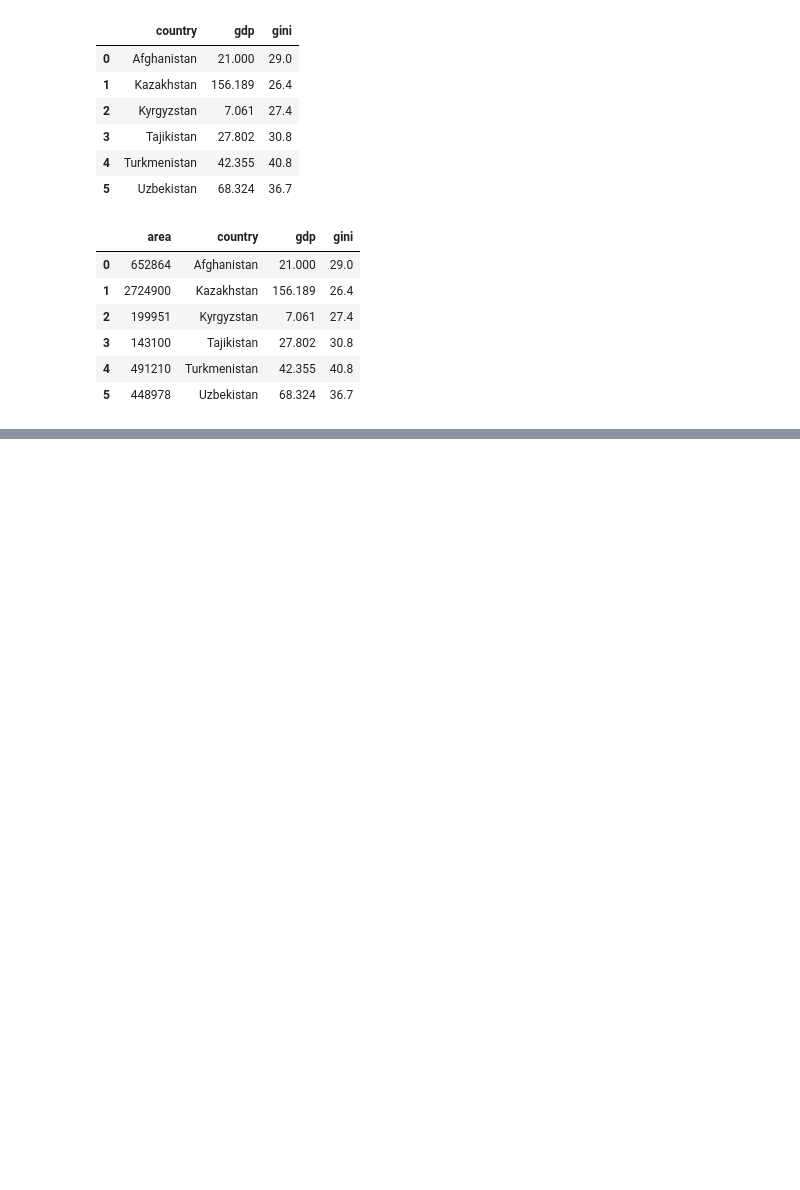
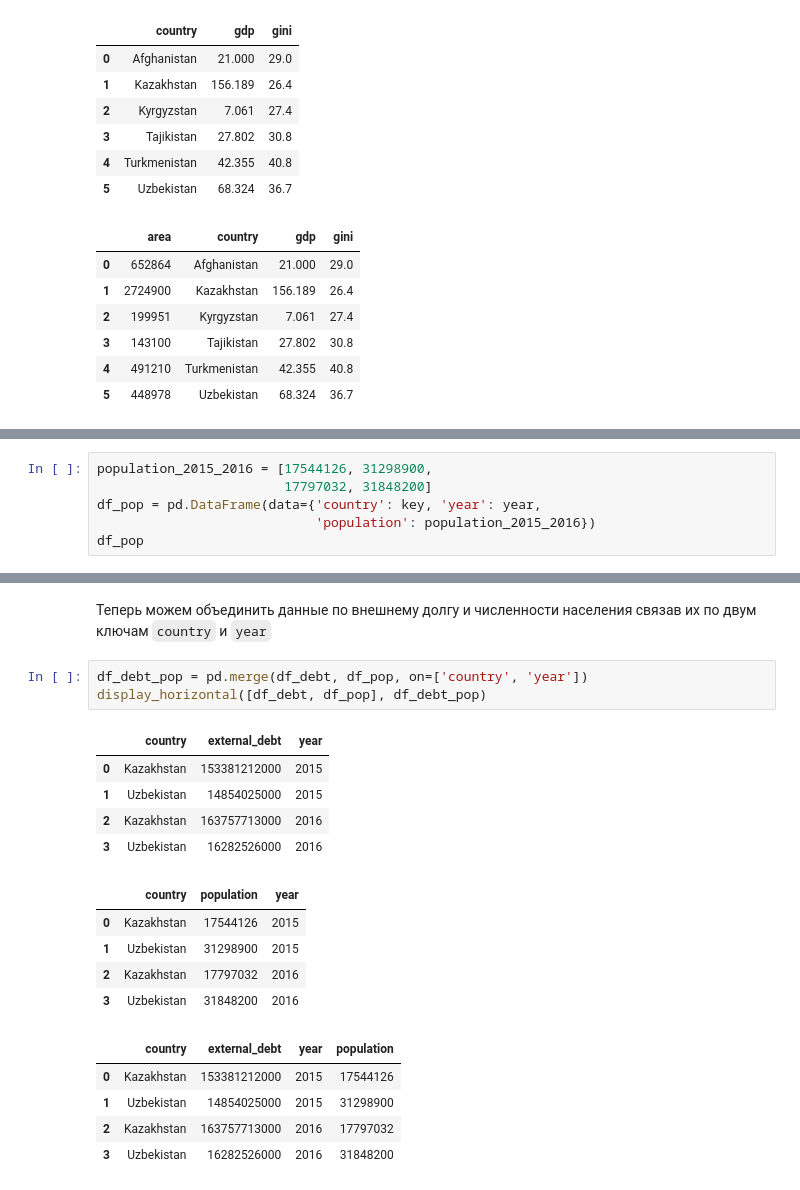
Before and after one commit to agzamovr/ml-course-uz, a Jupyter notebook: 03.05 Concatenation and merge in pandas.ipynb, the cells around one changed output, grey strips where cells are left out. Drawn from its saved outputs; the diff is of its cells as text; blank space fills up the shorter version.

```diff
--- a/03.05 Concatenation and merge in pandas.ipynb
+++ b/03.05 Concatenation and merge in pandas.ipynb
@@ -272,0 +273,6 @@ display_horizontal([df_left, df_debt], result)
+# %%
+population_2015_2016 = [17544126, 31298900,
+                        17797032, 31848200]
+df_pop = pd.DataFrame(data={'country': key, 'year': year,
+                            'population': population_2015_2016})
+df_pop
@@ -272,0 +285,21 @@ display_horizontal([df_left, df_debt], result)
+# %% [markdown]
+Теперь можем объединить данные по внешнему долгу и численности населения связав их по двум ключам `country` и `year`
+# %%
+df_debt_pop = pd.merge(df_debt, df_pop, on=['country', 'year'])
+display_horizontal([df_debt, df_pop], df_debt_pop)
+# %% [output]
+|  | country | external_debt | year |
+| 0 | Kazakhstan | 153381212000 | 2015 |
+| 1 | Uzbekistan | 14854025000 | 2015 |
+| 2 | Kazakhstan | 163757713000 | 2016 |
+| 3 | Uzbekistan | 16282526000 | 2016 |
+|  | country | population | year |
+| 0 | Kazakhstan | 17544126 | 2015 |
+| 1 | Uzbekistan | 31298900 | 2015 |
+| 2 | Kazakhstan | 17797032 | 2016 |
+| 3 | Uzbekistan | 31848200 | 2016 |
+|  | country | external_debt | year | population |
+| 0 | Kazakhstan | 153381212000 | 2015 | 17544126 |
+| 1 | Uzbekistan | 14854025000 | 2015 | 31298900 |
+| 2 | Kazakhstan | 163757713000 | 2016 | 17797032 |
+| 3 | Uzbekistan | 16282526000 | 2016 | 31848200 |
```
Also changed, not shown: parts of 14 cells of this notebook.
